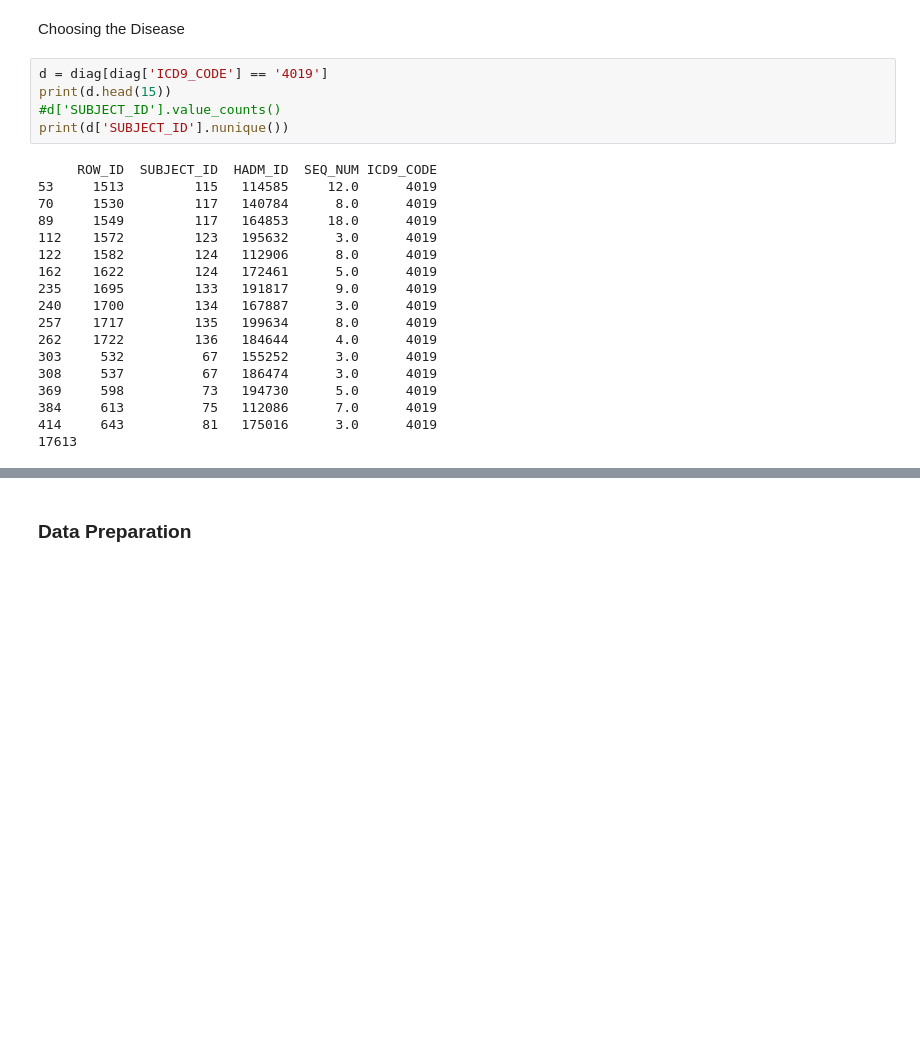
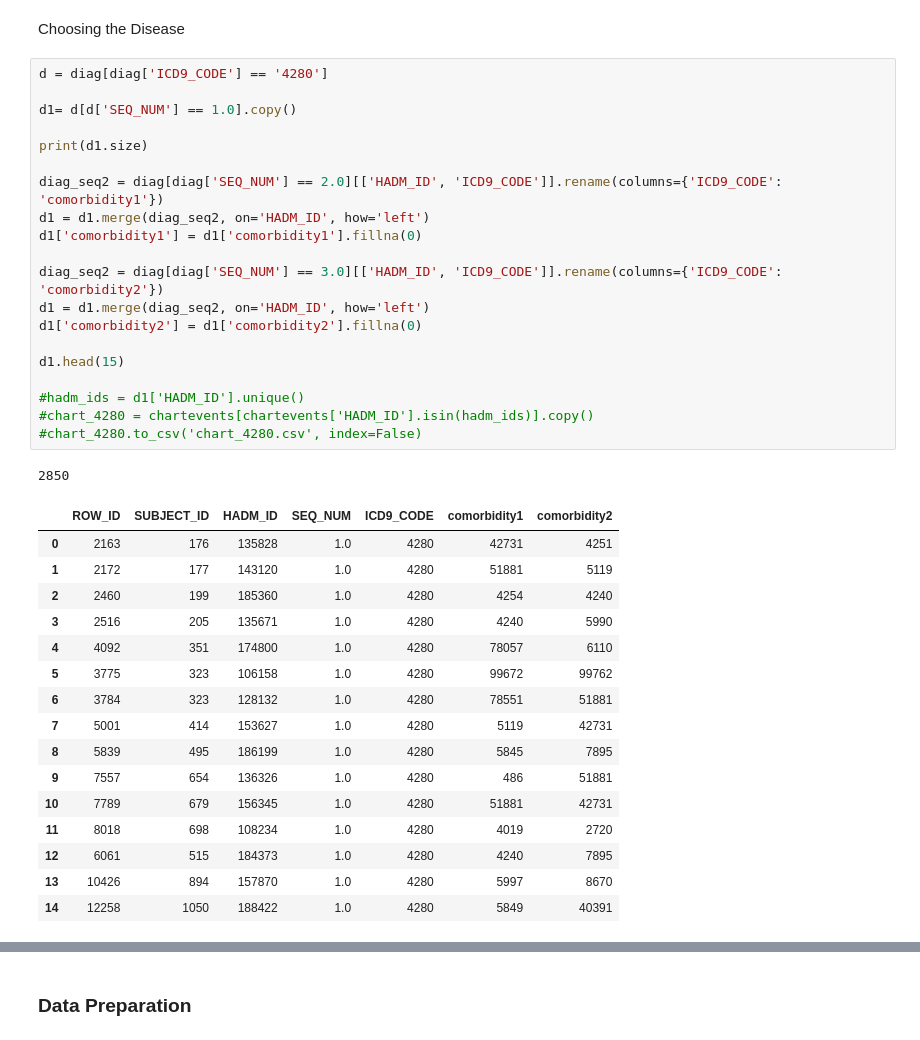
Before and after one commit to ossclaudia/Machine-Learning-2, a Jupyter notebook: projeto.ipynb, the cells around one changed output, grey strips where cells are left out. Cells and saved outputs as stored; diff of their text form; blank space fills up the shorter version.

```diff
--- a/projeto.ipynb
+++ b/projeto.ipynb
@@ -37,25 +36,40 @@ items = pd.read_csv('tables/D_ITEMS.csv')
 # %% [markdown]
 Choosing the Disease
 # %%
-d = diag[diag['ICD9_CODE'] == '4019']
-print(d.head(15))
-#d['SUBJECT_ID'].value_counts()
-print(d['SUBJECT_ID'].nunique())
+d = diag[diag['ICD9_CODE'] == '4280']
+
+d1= d[d['SEQ_NUM'] == 1.0].copy()
+
+print(d1.size)
+
+diag_seq2 = diag[diag['SEQ_NUM'] == 2.0][['HADM_ID', 'ICD9_CODE']].rename(columns={'ICD9_CODE': 'comorbidity1'})
+d1 = d1.merge(diag_seq2, on='HADM_ID', how='left')
+d1['comorbidity1'] = d1['comorbidity1'].fillna(0)
+
+diag_seq2 = diag[diag['SEQ_NUM'] == 3.0][['HADM_ID', 'ICD9_CODE']].rename(columns={'ICD9_CODE': 'comorbidity2'})
+d1 = d1.merge(diag_seq2, on='HADM_ID', how='left')
+d1['comorbidity2'] = d1['comorbidity2'].fillna(0)
+
+d1.head(15)
+
+#hadm_ids = d1['HADM_ID'].unique()
+#chart_4280 = chartevents[chartevents['HADM_ID'].isin(hadm_ids)].copy()
+#chart_4280.to_csv('chart_4280.csv', index=False)
 # %% [output]
-     ROW_ID  SUBJECT_ID  HADM_ID  SEQ_NUM ICD9_CODE
-53     1513         115   114585     12.0      4019
-70     1530         117   140784      8.0      4019
-89     1549         117   164853     18.0      4019
-112    1572         123   195632      3.0      4019
-122    1582         124   112906      8.0      4019
-162    1622         124   172461      5.0      4019
-235    1695         133   191817      9.0      4019
-240    1700         134   167887      3.0      4019
-257    1717         135   199634      8.0      4019
-262    1722         136   184644      4.0      4019
-303     532          67   155252      3.0      4019
-308     537          67   186474      3.0      4019
-369     598          73   194730      5.0      4019
-384     613          75   112086      7.0      4019
-414     643          81   175016      3.0      4019
-17613
+2850
+|  | ROW_ID | SUBJECT_ID | HADM_ID | SEQ_NUM | ICD9_CODE | comorbidity1 | comorbidity2 |
+| 0 | 2163 | 176 | 135828 | 1.0 | 4280 | 42731 | 4251 |
+| 1 | 2172 | 177 | 143120 | 1.0 | 4280 | 51881 | 5119 |
+| 2 | 2460 | 199 | 185360 | 1.0 | 4280 | 4254 | 4240 |
+| 3 | 2516 | 205 | 135671 | 1.0 | 4280 | 4240 | 5990 |
+| 4 | 4092 | 351 | 174800 | 1.0 | 4280 | 78057 | 6110 |
+| 5 | 3775 | 323 | 106158 | 1.0 | 4280 | 99672 | 99762 |
+| 6 | 3784 | 323 | 128132 | 1.0 | 4280 | 78551 | 51881 |
+| 7 | 5001 | 414 | 153627 | 1.0 | 4280 | 5119 | 42731 |
+| 8 | 5839 | 495 | 186199 | 1.0 | 4280 | 5845 | 7895 |
+| 9 | 7557 | 654 | 136326 | 1.0 | 4280 | 486 | 51881 |
+| 10 | 7789 | 679 | 156345 | 1.0 | 4280 | 51881 | 42731 |
+| 11 | 8018 | 698 | 108234 | 1.0 | 4280 | 4019 | 2720 |
+| 12 | 6061 | 515 | 184373 | 1.0 | 4280 | 4240 | 7895 |
+| 13 | 10426 | 894 | 157870 | 1.0 | 4280 | 5997 | 8670 |
+| 14 | 12258 | 1050 | 188422 | 1.0 | 4280 | 5849 | 40391 |
```
Also changed, not shown: parts of 6 cells of this notebook.
